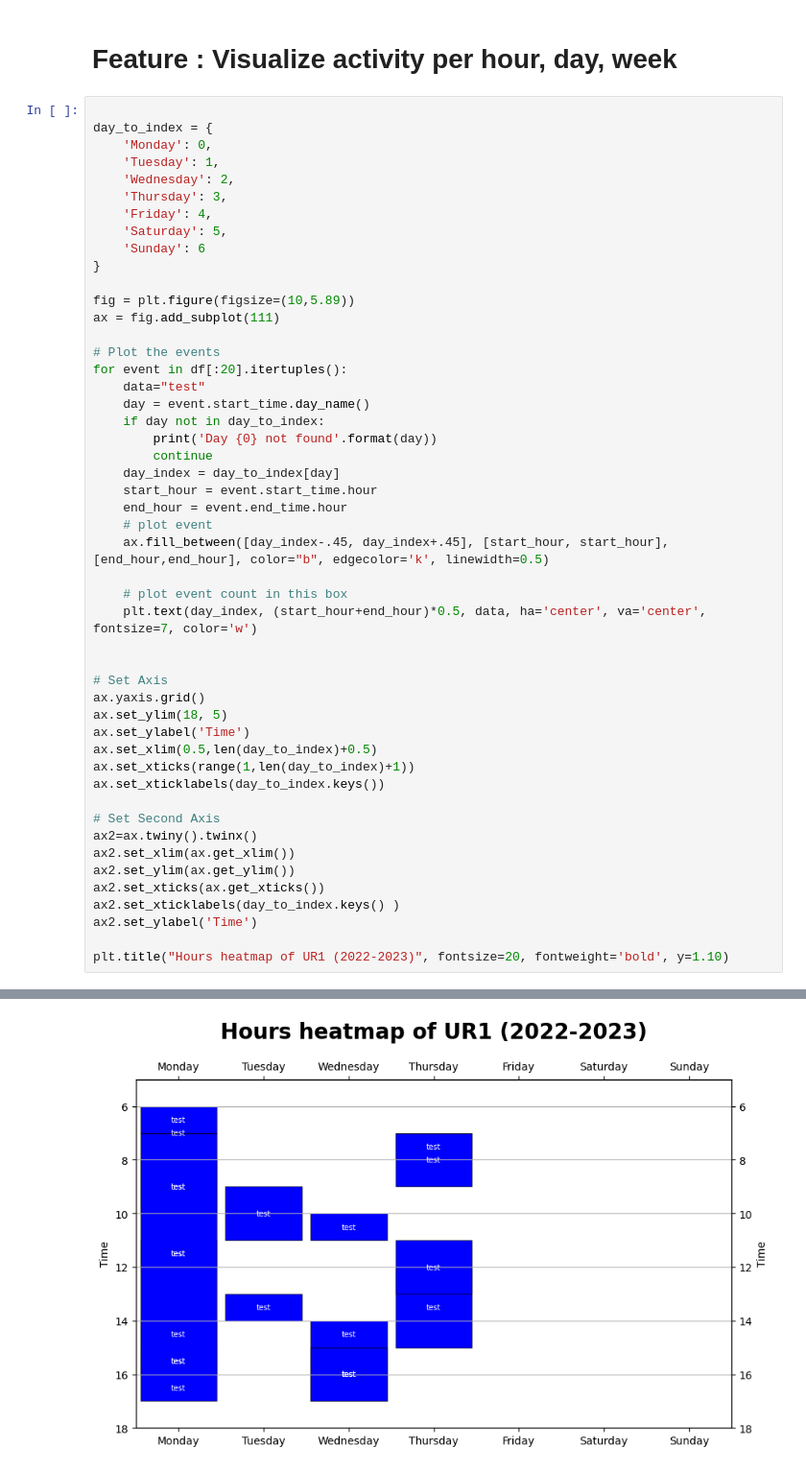
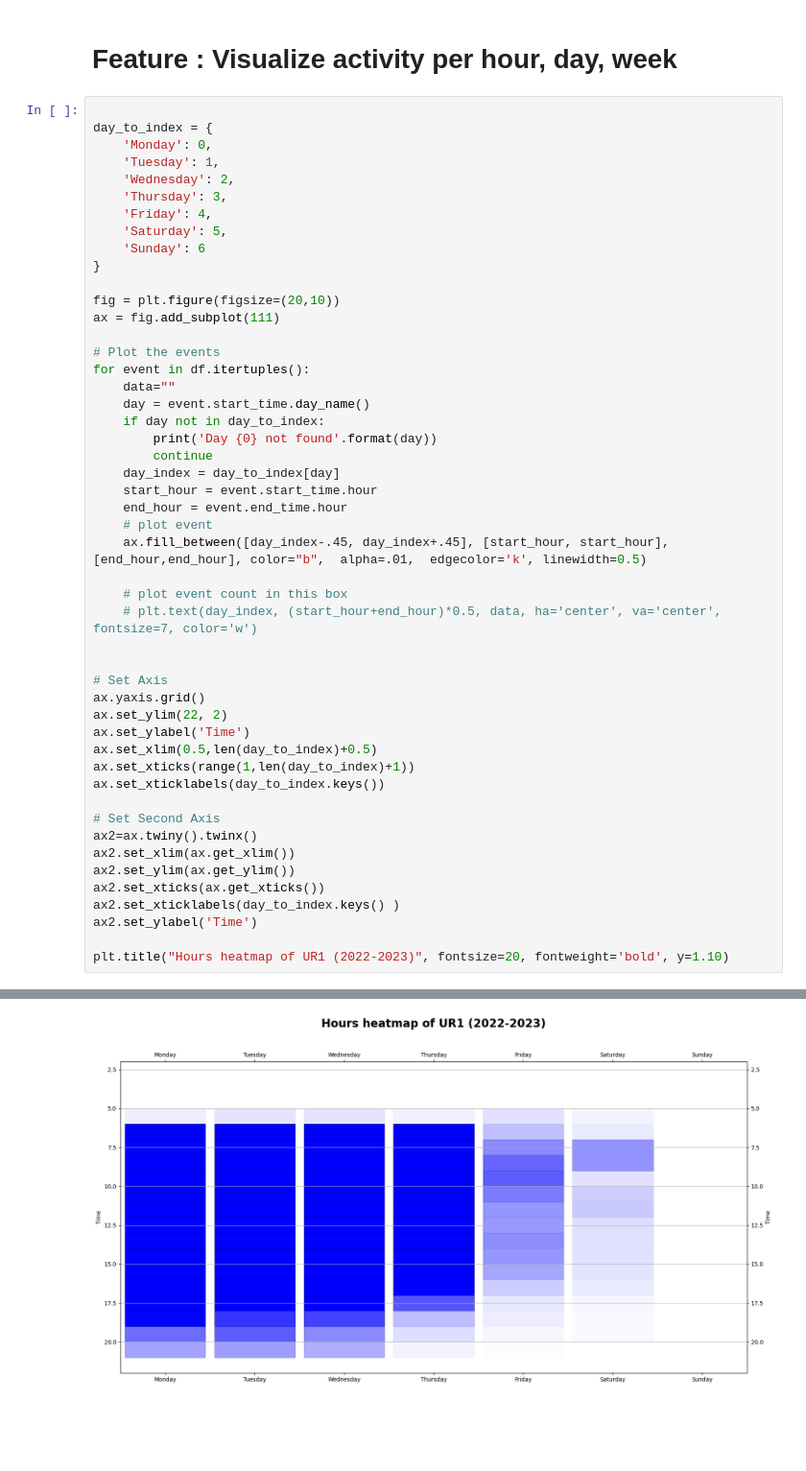
Before and after one commit to CodyAdam/data-engineering, a Jupyter notebook: Project/main.ipynb, the cells around one changed output, grey strips where cells are left out. Shown at 96% size. Saved outputs shown, nothing was run; the diff lists cells and outputs as text; blank space fills up the shorter version.

```diff
--- a/Project/main.ipynb
+++ b/Project/main.ipynb
@@ -82,43 +82,43 @@ day_to_index = {
     'Sunday': 6
 }
 
-fig = plt.figure(figsize=(10,5.89))
+fig = plt.figure(figsize=(20,10))
 ax = fig.add_subplot(111)
 
 # Plot the events
-for event in df[:20].itertuples():
-    data="test"
+for event in df.itertuples():
+    data=""
     day = event.start_time.day_name()
     if day not in day_to_index:
         print('Day {0} not found'.format(day))
         continue
     day_index = day_to_index[day]
     start_hour = event.start_time.hour
     end_hour = event.end_time.hour
     # plot event
-    ax.fill_between([day_index-.45, day_index+.45], [start_hour, start_hour], [end_hour,end_hour], color="b", edgecolor='k', linewidth=0.5)
+    ax.fill_between([day_index-.45, day_index+.45], [start_hour, start_hour], [end_hour,end_hour], color="b",  alpha=.01,  edgecolor='k', linewidth=0.5)
 
     # plot event count in this box
-    plt.text(day_index, (start_hour+end_hour)*0.5, data, ha='center', va='center', fontsize=7, color='w')
+    # plt.text(day_index, (start_hour+end_hour)*0.5, data, ha='center', va='center', fontsize=7, color='w')
 
 
 # Set Axis
 ax.yaxis.grid()
-ax.set_ylim(18, 5)
+ax.set_ylim(22, 2)
 ax.set_ylabel('Time')
 ax.set_xlim(0.5,len(day_to_index)+0.5)
 ax.set_xticks(range(1,len(day_to_index)+1))
 ax.set_xticklabels(day_to_index.keys())
 
 # Set Second Axis
 ax2=ax.twiny().twinx()
 ax2.set_xlim(ax.get_xlim())
 ax2.set_ylim(ax.get_ylim())
 ax2.set_xticks(ax.get_xticks())
 ax2.set_xticklabels(day_to_index.keys() )
 ax2.set_ylabel('Time')
 
 plt.title("Hours heatmap of UR1 (2022-2023)", fontsize=20, fontweight='bold', y=1.10)
 # %% [output]
 Text(0.5, 1.1, 'Hours heatmap of UR1 (2022-2023)')
-[figure, old version]
+[figure, new version]
```
